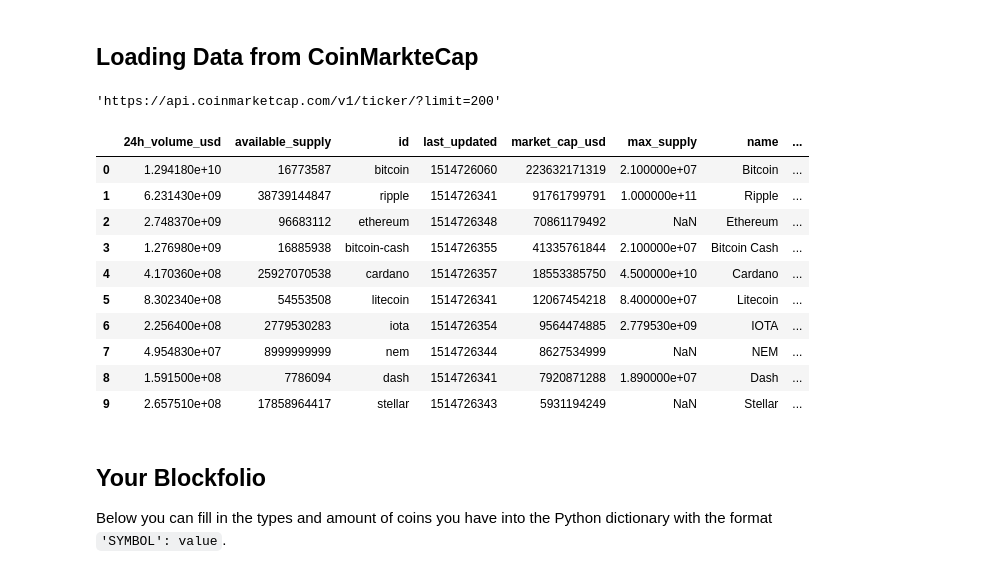
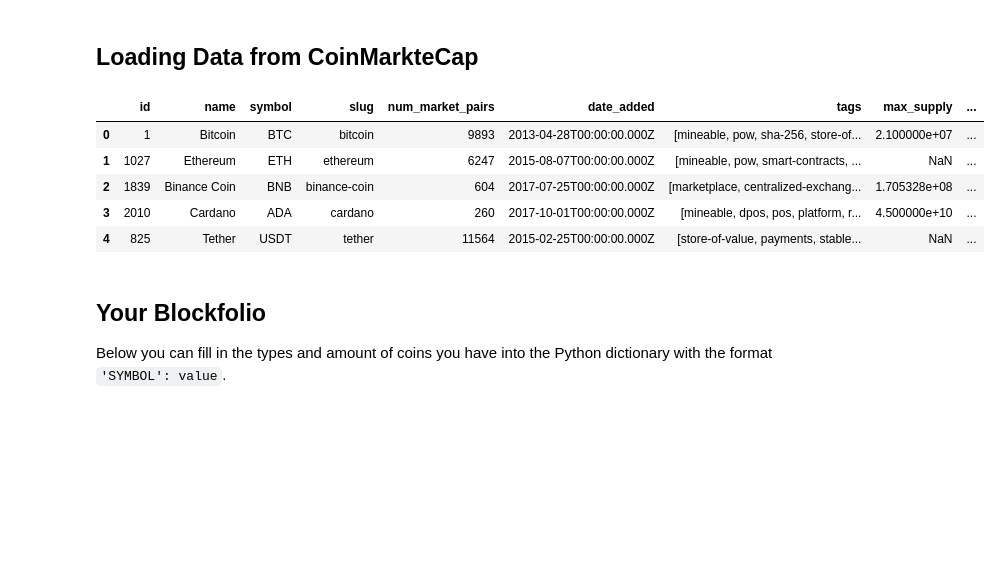
Before and after one commit to SmokinCaterpillar/blockfolio, a Jupyter notebook: Blockfolio.ipynb, the cells around one changed output. Drawn from its saved outputs; the diff is of its cells as text; code cells hidden in the pictures; blank space fills up the shorter version.

```diff
--- a/Blockfolio.ipynb
+++ b/Blockfolio.ipynb
@@ -20,29 +24,46 @@ import plotly.graph_objs as go
 py.init_notebook_mode(connected=True)
 # %% [markdown]
 ## Loading Data from CoinMarkteCap
-# %%
-limit = 200  # only load the top 200 currencies, if you have invested in smaller ones increase this limit
-coin_market_cap_api = 'https://api.coinmarketcap.com/v1/ticker/?limit={}'.format(limit)
-coin_market_cap_api
-# %% [output]
-'https://api.coinmarketcap.com/v1/ticker/?limit=200'
+# %%
+LIMIT = 1000  # only load the top 1000 currencies, if you have invested in smaller ones increase this limit
+API_KEY = ""  # add your API key here
+
+url = 'https://pro-api.coinmarketcap.com/v1/cryptocurrency/listings/latest'
+parameters = {
+  'start':'1',
+  'limit':LIMIT,
+  'convert':'USD'
+}
+headers = {
+  'Accepts': 'application/json',
+  'X-CMC_PRO_API_KEY': API_KEY,
+}
+
+session = Session()
+session.headers.update(headers)
+
+try:
+    # load the json data from the API
+    response = session.get(url, params=parameters)
+    data = json.loads(response.text)
+except Exception as e:
+    print(e)
+if data["status"]["error_message"]:
+    print(data["status"]["error_message"])
 # %%
-# load the data using pandas and keep track of the time
-now = pd.datetime.now()
-market_data = pd.read_json(coin_market_cap_api)
+# transform data using pandas and keep track of the time
+now = datetime.now()
+market_data = pd.DataFrame(data['data'])
 market_data.head(10)
+market_data["price_usd"] = market_data.quote.apply(lambda x: x['USD']['price'])
+market_data.head()
 # %% [output]
-|  | 24h_volume_usd | available_supply | id | last_updated | market_cap_usd | max_supply | name | ... |
-| 0 | 1.294180e+10 | 16773587 | bitcoin | 1514726060 | 223632171319 | 2.100000e+07 | Bitcoin | ... |
-| 1 | 6.231430e+09 | 38739144847 | ripple | 1514726341 | 91761799791 | 1.000000e+11 | Ripple | ... |
-| 2 | 2.748370e+09 | 96683112 | ethereum | 1514726348 | 70861179492 | NaN | Ethereum | ... |
-| 3 | 1.276980e+09 | 16885938 | bitcoin-cash | 1514726355 | 41335761844 | 2.100000e+07 | Bitcoin Cash | ... |
-| 4 | 4.170360e+08 | 25927070538 | cardano | 1514726357 | 18553385750 | 4.500000e+10 | Cardano | ... |
-| 5 | 8.302340e+08 | 54553508 | litecoin | 1514726341 | 12067454218 | 8.400000e+07 | Litecoin | ... |
-| 6 | 2.256400e+08 | 2779530283 | iota | 1514726354 | 9564474885 | 2.779530e+09 | IOTA | ... |
-| 7 | 4.954830e+07 | 8999999999 | nem | 1514726344 | 8627534999 | NaN | NEM | ... |
-| 8 | 1.591500e+08 | 7786094 | dash | 1514726341 | 7920871288 | 1.890000e+07 | Dash | ... |
-| 9 | 2.657510e+08 | 17858964417 | stellar | 1514726343 | 5931194249 | NaN | Stellar | ... |
+|  | id | name | symbol | slug | num_market_pairs | date_added | tags | max_supply | ... |
+| 0 | 1 | Bitcoin | BTC | bitcoin | 9893 | 2013-04-28T00:00:00.000Z | [mineable, pow, sha-256, store-of... | 2.100000e+07 | ... |
+| 1 | 1027 | Ethereum | ETH | ethereum | 6247 | 2015-08-07T00:00:00.000Z | [mineable, pow, smart-contracts, ... | NaN | ... |
+| 2 | 1839 | Binance Coin | BNB | binance-coin | 604 | 2017-07-25T00:00:00.000Z | [marketplace, centralized-exchang... | 1.705328e+08 | ... |
+| 3 | 2010 | Cardano | ADA | cardano | 260 | 2017-10-01T00:00:00.000Z | [mineable, dpos, pos, platform, r... | 4.500000e+10 | ... |
+| 4 | 825 | Tether | USDT | tether | 11564 | 2015-02-25T00:00:00.000Z | [store-of-value, payments, stable... | NaN | ... |
 # %% [markdown]
 ## Your Blockfolio
 
```
Also changed, not shown: parts of 5 cells of this notebook, 2 other files.
